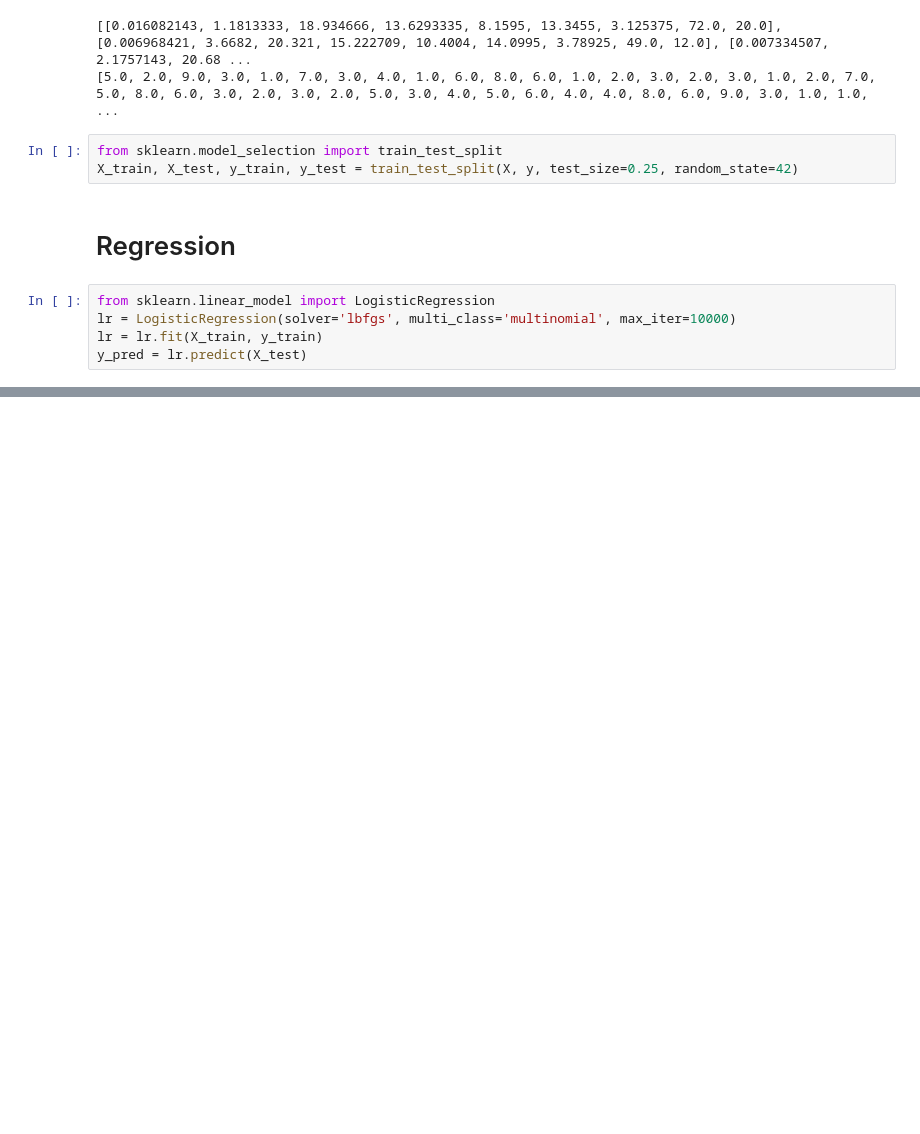
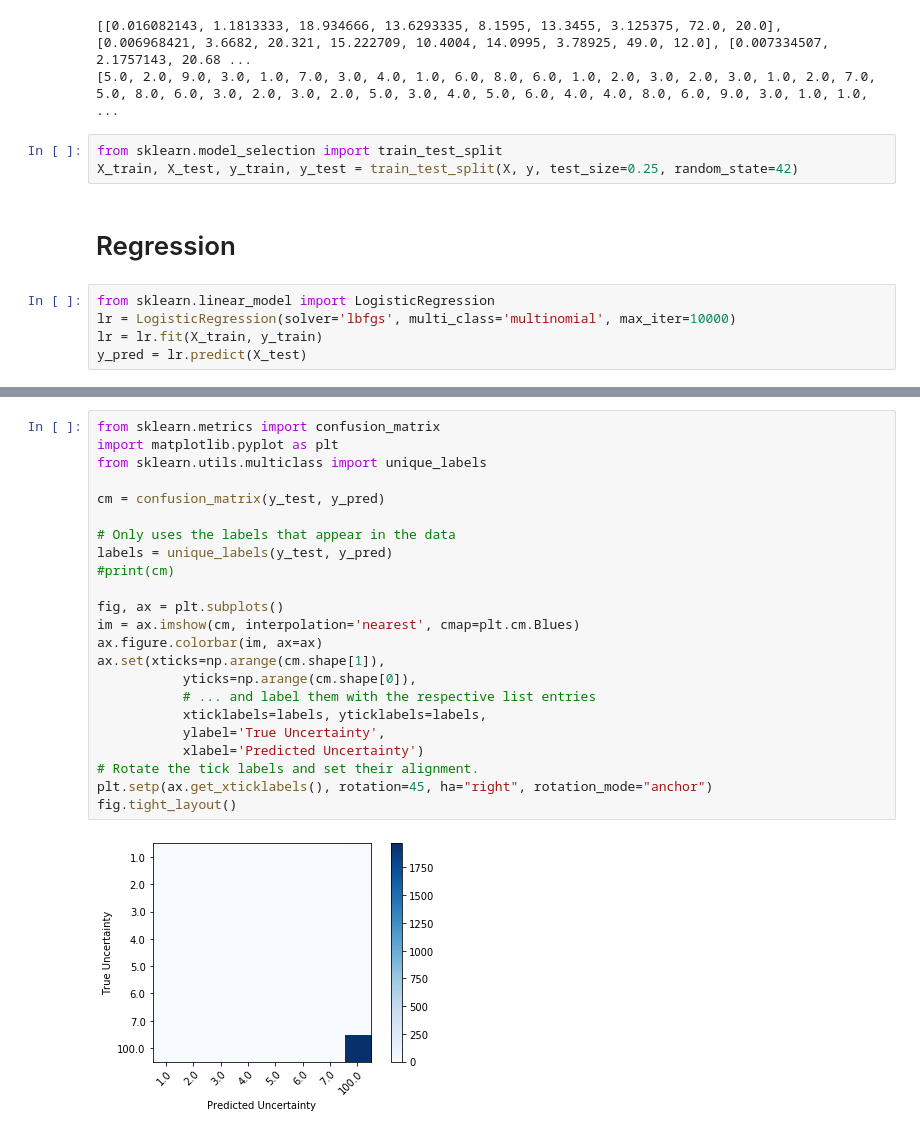
Before and after one commit to Davidloku1234567/CS221Project, a Jupyter notebook: baseLine/Multi-Classification.ipynb, the cells around one changed output, grey strips where cells are left out. Saved outputs shown, nothing was run; the diff lists cells and outputs as text; blank space fills up the shorter version.

Commit message:
Add confusion matrix to multi-classification

```diff
--- a/baseLine/BinaryClassification.ipynb
+++ b/baseLine/Multi-Classification.ipynb
@@ -70,0 +71,25 @@ np.mean(y_pred == y_test)
+# %%
+from sklearn.metrics import confusion_matrix
+import matplotlib.pyplot as plt
+from sklearn.utils.multiclass import unique_labels
+
+cm = confusion_matrix(y_test, y_pred)
+
+# Only uses the labels that appear in the data
+labels = unique_labels(y_test, y_pred)
+#print(cm)
+
+fig, ax = plt.subplots()
+im = ax.imshow(cm, interpolation='nearest', cmap=plt.cm.Blues)
+ax.figure.colorbar(im, ax=ax)
+ax.set(xticks=np.arange(cm.shape[1]),
+           yticks=np.arange(cm.shape[0]),
+           # ... and label them with the respective list entries
+           xticklabels=labels, yticklabels=labels,
+           ylabel='True Uncertainty',
+           xlabel='Predicted Uncertainty')
+# Rotate the tick labels and set their alignment.
+plt.setp(ax.get_xticklabels(), rotation=45, ha="right", rotation_mode="anchor")
+fig.tight_layout()
+# %% [output]
+[figure, added]
```
Also changed, not shown: parts of 1 cell of this notebook.
